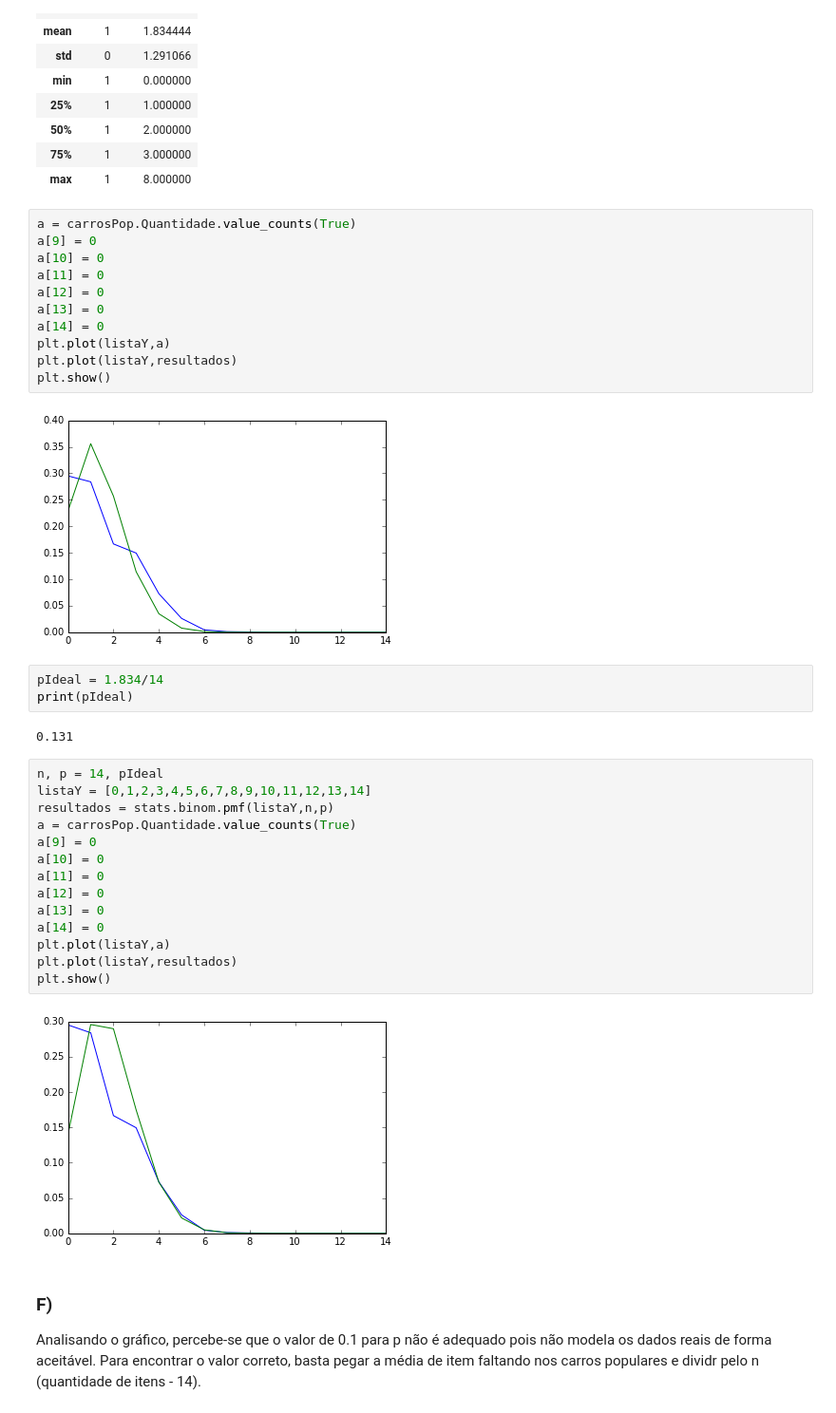
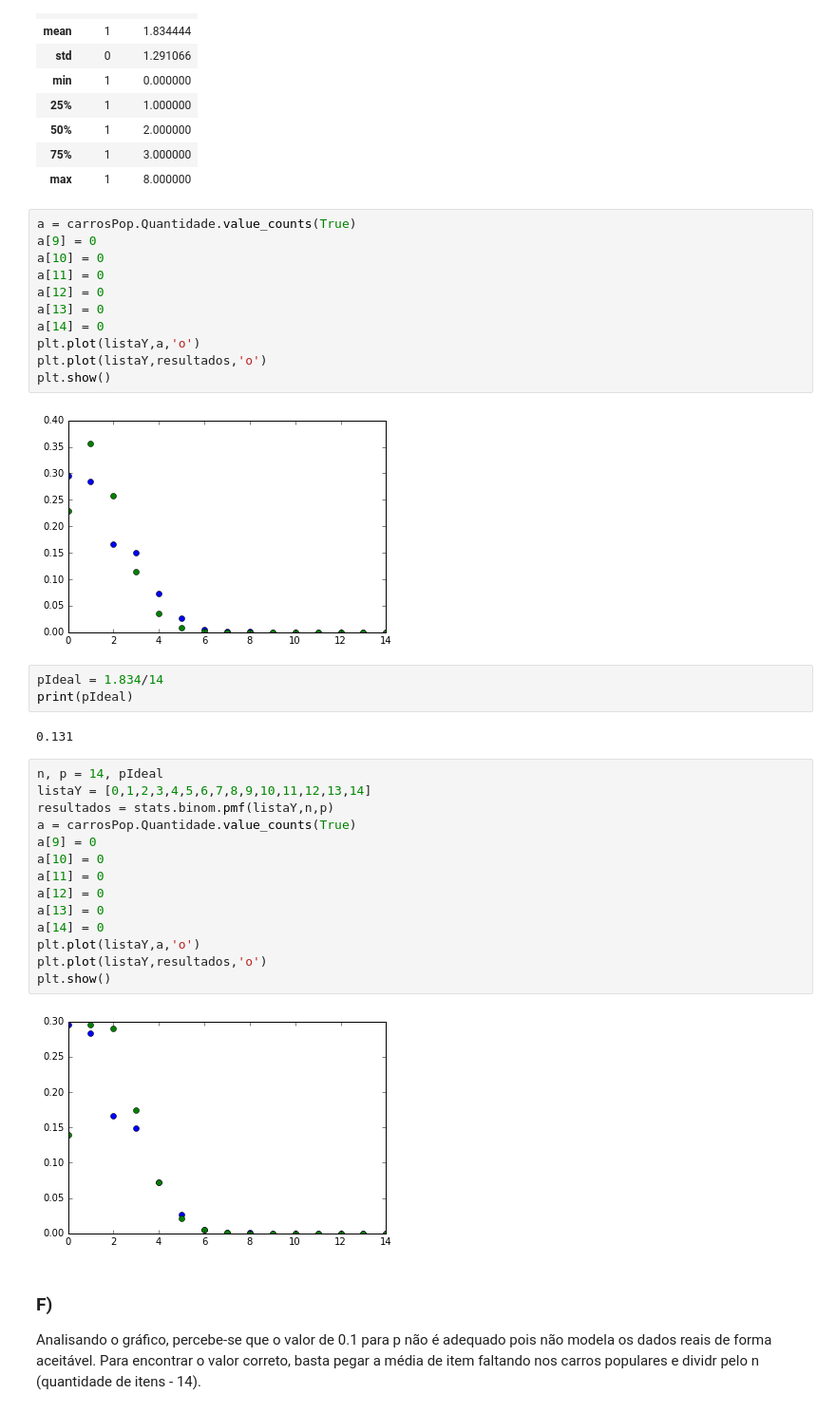
Before and after one commit to ruhman/CD, a Jupyter notebook: aula10/Aula10 Atividade Modelos probabilísticos discretos.ipynb, the cells around one changed output. Shown at 95% size. Cells and saved outputs as stored; diff of their text form.

```diff
--- a/aula10/Aula10 Atividade Modelos probabilísticos discretos.ipynb
+++ b/aula10/Aula10 Atividade Modelos probabilísticos discretos.ipynb
@@ -204,11 +206,11 @@ a[11] = 0
 a[12] = 0
 a[13] = 0
 a[14] = 0
-plt.plot(listaY,a)
-plt.plot(listaY,resultados)
+plt.plot(listaY,a,'o')
+plt.plot(listaY,resultados,'o')
 plt.show()
 # %% [output]
-[figure, old version]
+[figure, new version]
 # %%
 pIdeal = 1.834/14
 print(pIdeal)
@@ -217,19 +219,19 @@ print(pIdeal)
 # %%
 n, p = 14, pIdeal
 listaY = [0,1,2,3,4,5,6,7,8,9,10,11,12,13,14]
 resultados = stats.binom.pmf(listaY,n,p)
 a = carrosPop.Quantidade.value_counts(True)
 a[9] = 0
 a[10] = 0
 a[11] = 0
 a[12] = 0
 a[13] = 0
 a[14] = 0
-plt.plot(listaY,a)
-plt.plot(listaY,resultados)
+plt.plot(listaY,a,'o')
+plt.plot(listaY,resultados,'o')
 plt.show()
 # %% [output]
-[figure, old version]
+[figure, new version]
 # %% [markdown]
 ### F)
 
```
Also changed, not shown: parts of 3 cells of this notebook.
